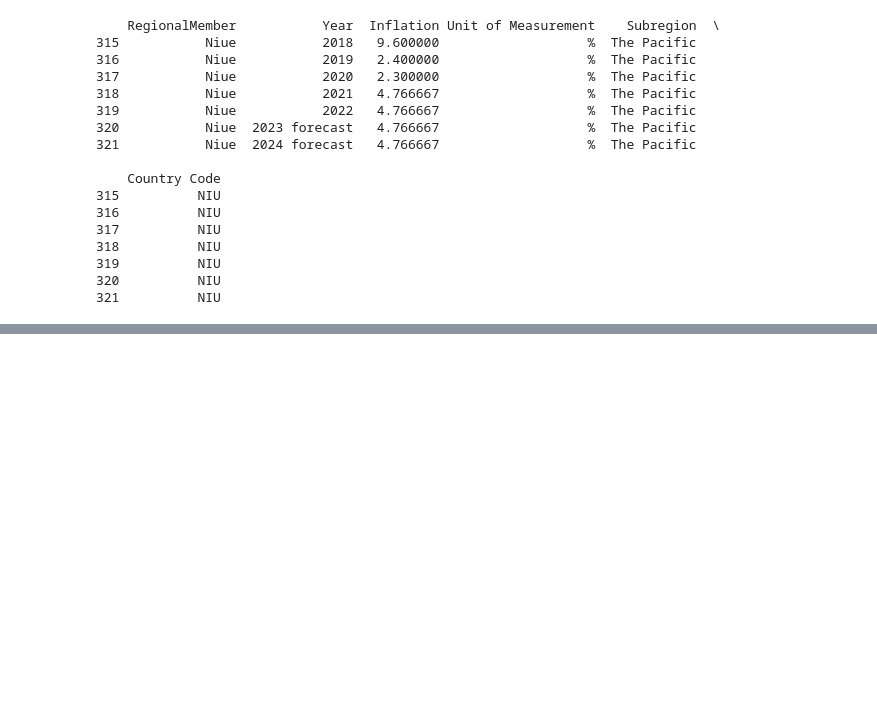
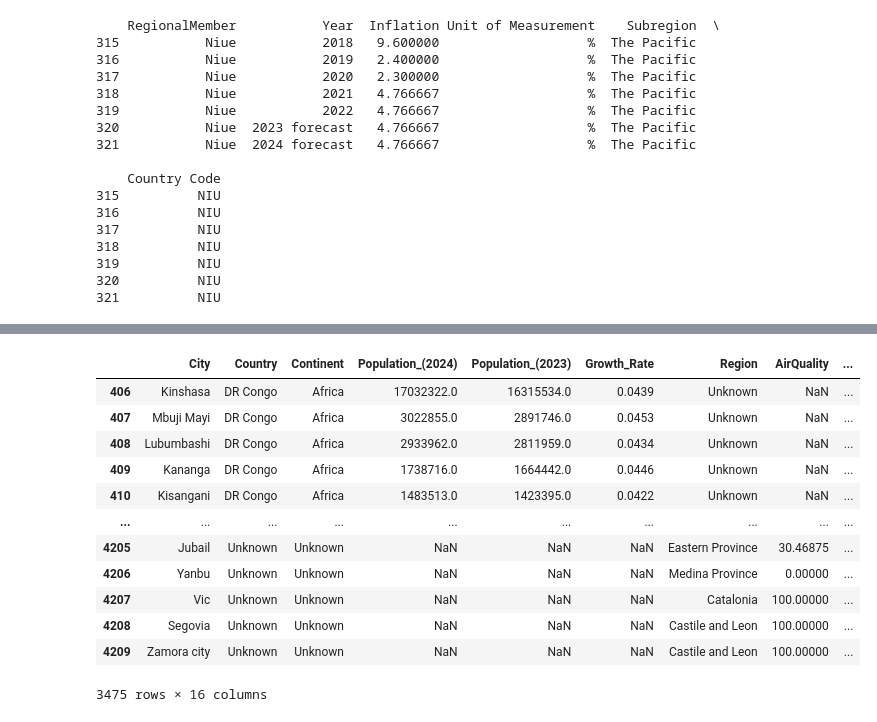
Before and after one commit to FatYuna19/Global-Environmental-and-Economic-Health-Index, a Jupyter notebook: Global Environmental and Economic Health Index.ipynb, the cells around one changed output, grey strips where cells are left out. Cells and saved outputs as stored; diff of their text form; code cells hidden in the pictures; blank space fills up the shorter version.

```diff
--- a/Global Environmental and Economic Health Index.ipynb
+++ b/Global Environmental and Economic Health Index.ipynb
@@ -825,0 +1524,5 @@ print(niue_updated_records)
+# %%
+merged_df['Region'].fillna('Unknown', inplace=True)
+
+for column in ['AirQuality', 'WaterPollution']:
+    merged_df[column] = merged_df.groupby('City')[column].transform(lambda x: x.fillna(x.mean()))
@@ -825,0 +1573,10 @@ print(niue_updated_records)
+# %%
+missing_rows = merged_df[merged_df['Rank'].isnull() &
+                          merged_df['Country/Region'].isnull() &
+                          merged_df['2021'].isnull() &
+                          merged_df['2020'].isnull() &
+                          merged_df['2019'].isnull() &
+                          merged_df['2018'].isnull() &
+                          merged_df['Population'].isnull()]
+
+print(missing_rows)
@@ -825,0 +1601,16 @@ print(niue_updated_records)
+# %%
+missing_rows
+# %% [output]
+|  | City | Country | Continent | Population_(2024) | Population_(2023) | Growth_Rate | Region | AirQuality | ... |
+| 406 | Kinshasa | DR Congo | Africa | 17032322.0 | 16315534.0 | 0.0439 | Unknown | NaN | ... |
+| 407 | Mbuji Mayi | DR Congo | Africa | 3022855.0 | 2891746.0 | 0.0453 | Unknown | NaN | ... |
+| 408 | Lubumbashi | DR Congo | Africa | 2933962.0 | 2811959.0 | 0.0434 | Unknown | NaN | ... |
+| 409 | Kananga | DR Congo | Africa | 1738716.0 | 1664442.0 | 0.0446 | Unknown | NaN | ... |
+| 410 | Kisangani | DR Congo | Africa | 1483513.0 | 1423395.0 | 0.0422 | Unknown | NaN | ... |
+| ... | ... | ... | ... | ... | ... | ... | ... | ... | ... |
+| 4205 | Jubail | Unknown | Unknown | NaN | NaN | NaN | Eastern Province | 30.46875 | ... |
+| 4206 | Yanbu | Unknown | Unknown | NaN | NaN | NaN | Medina Province | 0.00000 | ... |
+| 4207 | Vic | Unknown | Unknown | NaN | NaN | NaN | Catalonia | 100.00000 | ... |
+| 4208 | Segovia | Unknown | Unknown | NaN | NaN | NaN | Castile and Leon | 100.00000 | ... |
+| 4209 | Zamora city | Unknown | Unknown | NaN | NaN | NaN | Castile and Leon | 100.00000 | ... |
+3475 rows × 16 columns
```
Also changed, not shown: parts of 52 cells of this notebook.
